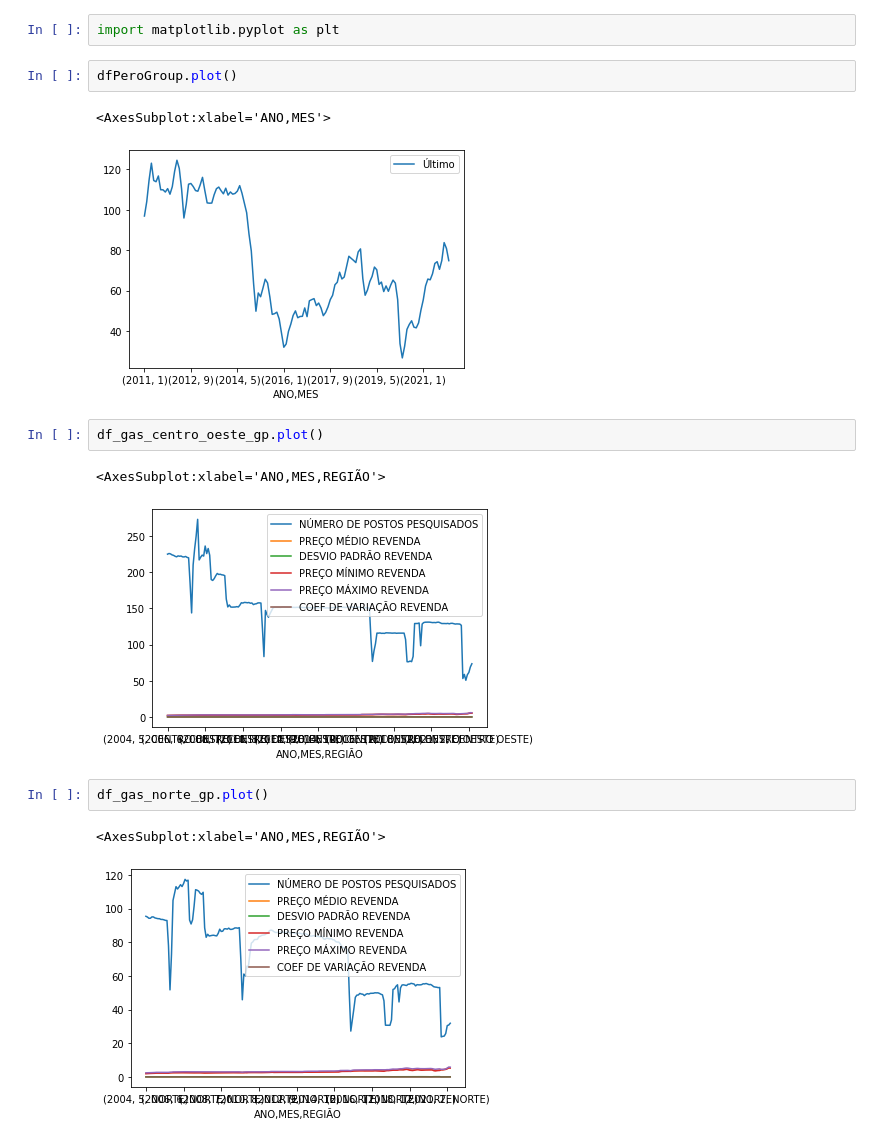
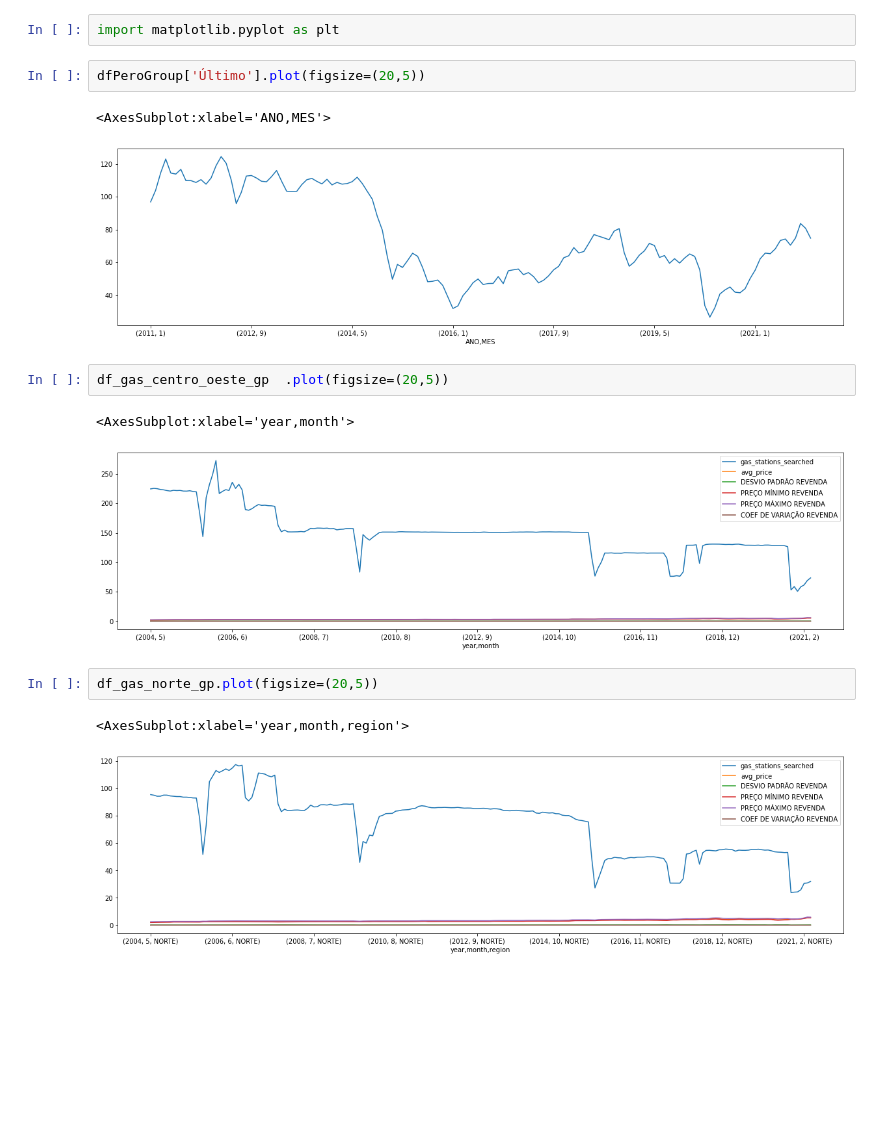
Before and after one commit to oliveira-chr/Gasolina-Petroleo-Dataset, a Jupyter notebook: jupiter/project.ipynb, the cells around one changed output. Drawn from its saved outputs; the diff is of its cells as text; blank space fills up the shorter version.

```diff
--- a/jupiter/project.ipynb
+++ b/jupiter/project.ipynb
@@ -175,18 +206,18 @@ dfPeroGroup
 # %%
 import matplotlib.pyplot as plt
 # %%
-dfPeroGroup.plot()
+dfPeroGroup['Último'].plot(figsize=(20,5))
 # %% [output]
 <AxesSubplot:xlabel='ANO,MES'>
-[figure, old version]
+[figure, new version]
 # %%
-df_gas_centro_oeste_gp.plot()
+df_gas_centro_oeste_gp  .plot(figsize=(20,5))
 # %% [output]
-<AxesSubplot:xlabel='ANO,MES,REGIÃO'>
+<AxesSubplot:xlabel='year,month'>
-[figure, old version]
+[figure, new version]
 # %%
-df_gas_norte_gp.plot()
+df_gas_norte_gp.plot(figsize=(20,5))
 # %% [output]
-<AxesSubplot:xlabel='ANO,MES,REGIÃO'>
+<AxesSubplot:xlabel='year,month,region'>
-[figure, old version]
+[figure, new version]
 # %%
```
Also changed, not shown: parts of 8 cells of this notebook.
